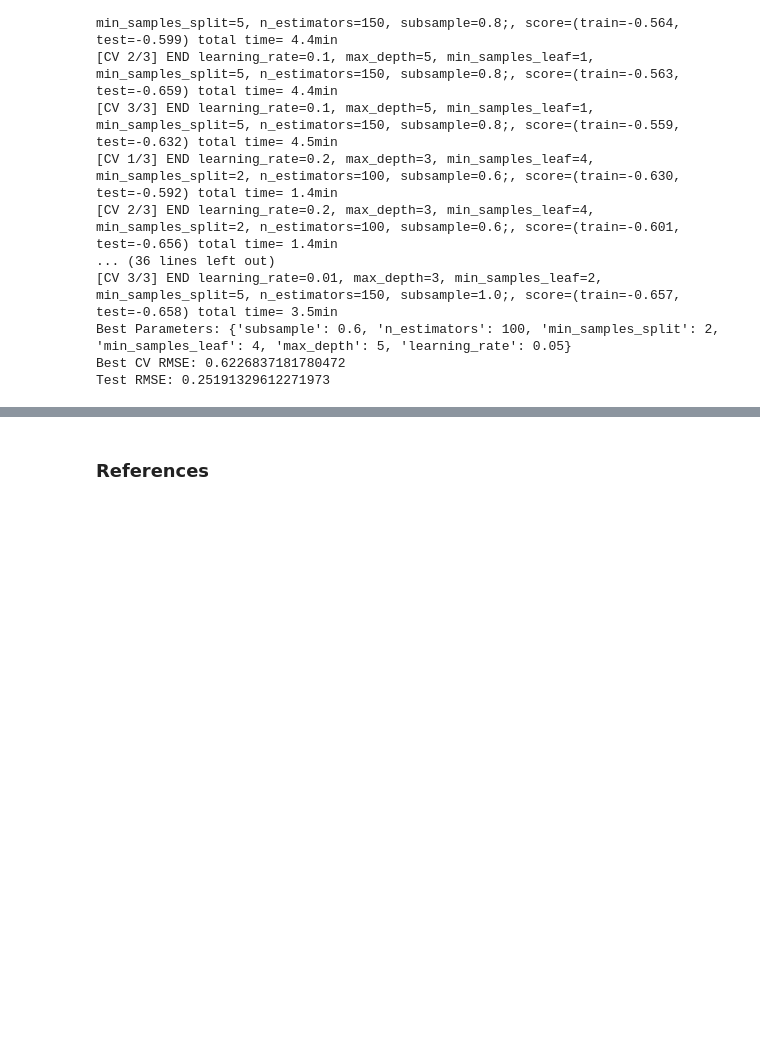
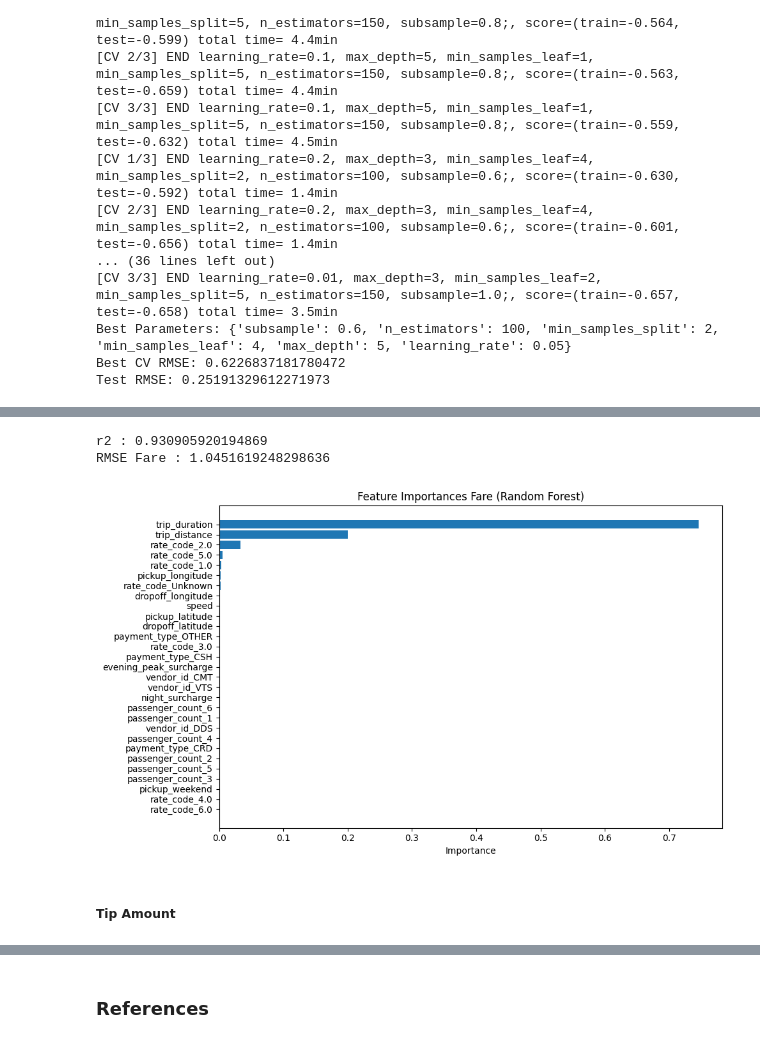
Before and after one commit to evangelineolivia/Assignment2_MachineLearning, a Jupyter notebook: Q3_NYTaxiPrediction.ipynb, the cells around one changed output, grey strips where cells are left out. Saved outputs shown, nothing was run; the diff lists cells and outputs as text; code cells hidden in the pictures; blank space fills up the shorter version.

```diff
--- a/Q3_NYTaxiPrediction.ipynb
+++ b/Q3_NYTaxiPrediction.ipynb
@@ -714,7 +617,7 @@ random_search = RandomizedSearchCV(
     return_train_score=True,
 )
 
-random_search.fit(X_fare_train, y_fare_train)
+random_search.fit(X_train, y_fare_train)
 best_gbr = random_search.best_estimator_
 
 # Predict and evaluate
@@ -848,0 +793,28 @@ y_tip_test = test['tip_amount']
+# %%
+param_dist = {
+    'n_estimators': [50, 100, 150],
+    'max_depth': [5, 10, 20],
+    'min_samples_split': [2, 5, 10],
+    'min_samples_leaf': [1, 2, 4]
+}
+
+rf = RandomForestRegressor(random_state=42)
+
+random_search  = RandomizedSearchCV(
+    estimator=rf,
+    param_distributions=param_dist,
+    cv=3,
+    scoring='neg_root_mean_squared_error',
+    verbose=3,
+    n_iter=18,
+    n_jobs=1,
+    return_train_score=True
+)
+
+random_search .fit(X_train_subset, y_fare_train_subset)
+
+best_rf_fare = random_search .best_estimator_
+
+print("Best Parameters:", random_search .best_params_)
+best_rmse = -random_search .best_score_
+print("Best RMSE (CV):", best_rmse)
@@ -848,0 +839,27 @@ y_tip_test = test['tip_amount']
+# %%
+y_test_pred = best_rf_fare.predict(X_test)
+rmse_test = np.sqrt(mean_squared_error(y_fare_test, y_test_pred))
+print("r2 :", r2_score(y_fare_test, y_test_pred))
+print("RMSE Fare :", rmse_test)
+# %% [output]
+r2 : 0.930905920194869
+RMSE Fare : 1.0451619248298636
+# %%
+importances = best_rf_fare.feature_importances_
+feature_names = X_train.columns
+feat_imp_df = pd.DataFrame({
+    'Feature': feature_names,
+    'Importance': importances
+}).sort_values(by='Importance', ascending=False)
+
+plt.figure(figsize=(10, 6))
+plt.barh(feat_imp_df['Feature'], feat_imp_df['Importance'])
+plt.xlabel('Importance')
+plt.title('Feature Importances Fare (Random Forest)')
+plt.gca().invert_yaxis()
+plt.tight_layout()
+plt.show()
+# %% [output]
+[figure, added]
+# %% [markdown]
+##### Tip Amount
```
Also changed, not shown: parts of 53 cells of this notebook.
